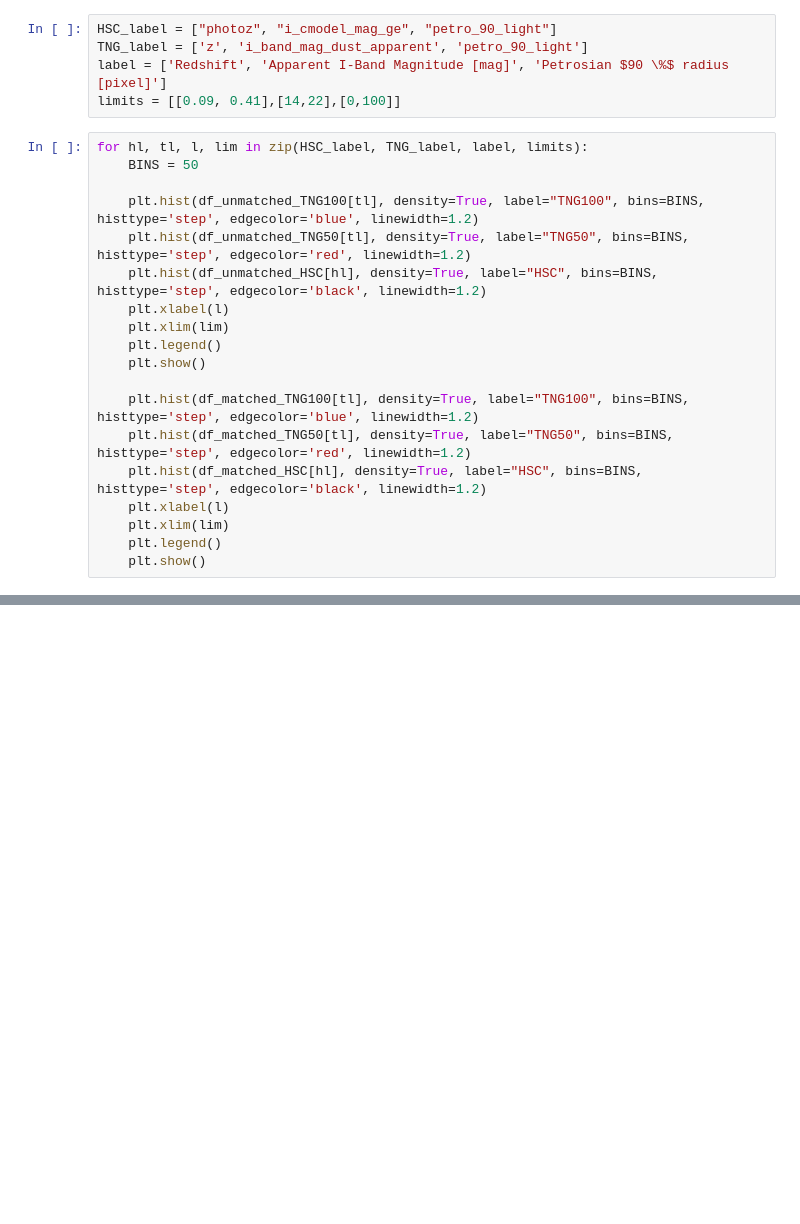
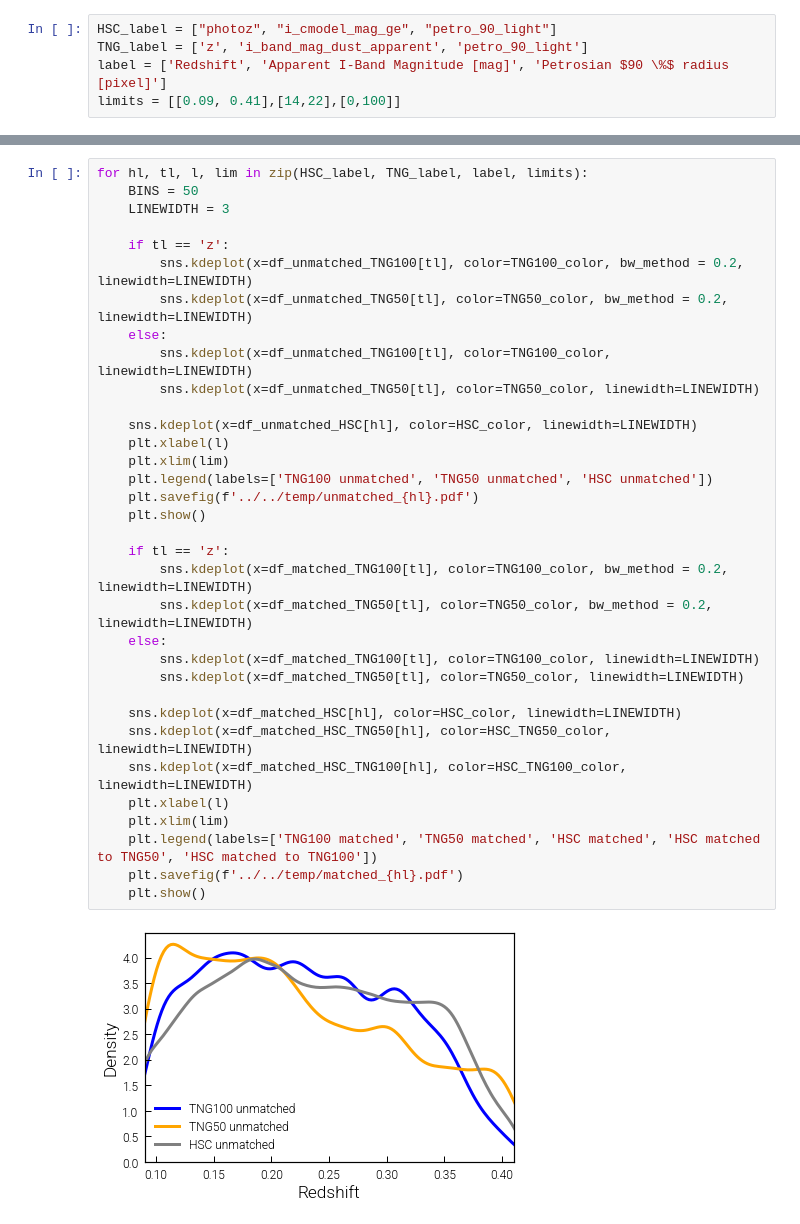
Before and after one commit to milchada/icm-clr, a Jupyter notebook: scripts/preprocessing/visualize_matching.ipynb, the cells around one changed output, grey strips where cells are left out. Cells and saved outputs as stored; diff of their text form; blank space fills up the shorter version.

```diff
--- a/scripts/preprocessing/visualize_matching.ipynb
+++ b/scripts/preprocessing/visualize_matching.ipynb
@@ -19,22 +42,3 @@ HSC_label = ["photoz", "i_cmodel_mag_ge", "petro_90_light"]
 TNG_label = ['z', 'i_band_mag_dust_apparent', 'petro_90_light']
 label = ['Redshift', 'Apparent I-Band Magnitude [mag]', 'Petrosian $90 \%$ radius [pixel]']
 limits = [[0.09, 0.41],[14,22],[0,100]]
-# %%
-for hl, tl, l, lim in zip(HSC_label, TNG_label, label, limits):
-    BINS = 50
-
-    plt.hist(df_unmatched_TNG100[tl], density=True, label="TNG100", bins=BINS, histtype='step', edgecolor='blue', linewidth=1.2)
-    plt.hist(df_unmatched_TNG50[tl], density=True, label="TNG50", bins=BINS, histtype='step', edgecolor='red', linewidth=1.2)
-    plt.hist(df_unmatched_HSC[hl], density=True, label="HSC", bins=BINS, histtype='step', edgecolor='black', linewidth=1.2)
-    plt.xlabel(l)
-    plt.xlim(lim)
-    plt.legend()
-    plt.show()
-
-    plt.hist(df_matched_TNG100[tl], density=True, label="TNG100", bins=BINS, histtype='step', edgecolor='blue', linewidth=1.2)
-    plt.hist(df_matched_TNG50[tl], density=True, label="TNG50", bins=BINS, histtype='step', edgecolor='red', linewidth=1.2)
-    plt.hist(df_matched_HSC[hl], density=True, label="HSC", bins=BINS, histtype='step', edgecolor='black', linewidth=1.2)
-    plt.xlabel(l)
-    plt.xlim(lim)
-    plt.legend()
-    plt.show()
@@ -47,0 +45,36 @@ for hl, tl, l, lim in zip(HSC_label, TNG_label, label, limits):
+# %%
+for hl, tl, l, lim in zip(HSC_label, TNG_label, label, limits):
+    BINS = 50
+    LINEWIDTH = 3
+
+    if tl == 'z':
+        sns.kdeplot(x=df_unmatched_TNG100[tl], color=TNG100_color, bw_method = 0.2, linewidth=LINEWIDTH)
+        sns.kdeplot(x=df_unmatched_TNG50[tl], color=TNG50_color, bw_method = 0.2, linewidth=LINEWIDTH)
+    else:
+        sns.kdeplot(x=df_unmatched_TNG100[tl], color=TNG100_color, linewidth=LINEWIDTH)
+        sns.kdeplot(x=df_unmatched_TNG50[tl], color=TNG50_color, linewidth=LINEWIDTH)
+
+    sns.kdeplot(x=df_unmatched_HSC[hl], color=HSC_color, linewidth=LINEWIDTH)
+    plt.xlabel(l)
+    plt.xlim(lim)
+    plt.legend(labels=['TNG100 unmatched', 'TNG50 unmatched', 'HSC unmatched'])
+    plt.savefig(f'../../temp/unmatched_{hl}.pdf')
+    plt.show()
+
+    if tl == 'z':
+        sns.kdeplot(x=df_matched_TNG100[tl], color=TNG100_color, bw_method = 0.2, linewidth=LINEWIDTH)
+        sns.kdeplot(x=df_matched_TNG50[tl], color=TNG50_color, bw_method = 0.2, linewidth=LINEWIDTH)
+    else:
+        sns.kdeplot(x=df_matched_TNG100[tl], color=TNG100_color, linewidth=LINEWIDTH)
+        sns.kdeplot(x=df_matched_TNG50[tl], color=TNG50_color, linewidth=LINEWIDTH)
+
+    sns.kdeplot(x=df_matched_HSC[hl], color=HSC_color, linewidth=LINEWIDTH)
+    sns.kdeplot(x=df_matched_HSC_TNG50[hl], color=HSC_TNG50_color, linewidth=LINEWIDTH)
+    sns.kdeplot(x=df_matched_HSC_TNG100[hl], color=HSC_TNG100_color, linewidth=LINEWIDTH)
+    plt.xlabel(l)
+    plt.xlim(lim)
+    plt.legend(labels=['TNG100 matched', 'TNG50 matched', 'HSC matched', 'HSC matched to TNG50', 'HSC matched to TNG100'])
+    plt.savefig(f'../../temp/matched_{hl}.pdf')
+    plt.show()
+# %% [output]
+[figure, added]
```
Also changed, not shown: parts of 4 cells of this notebook, 3 other files.
